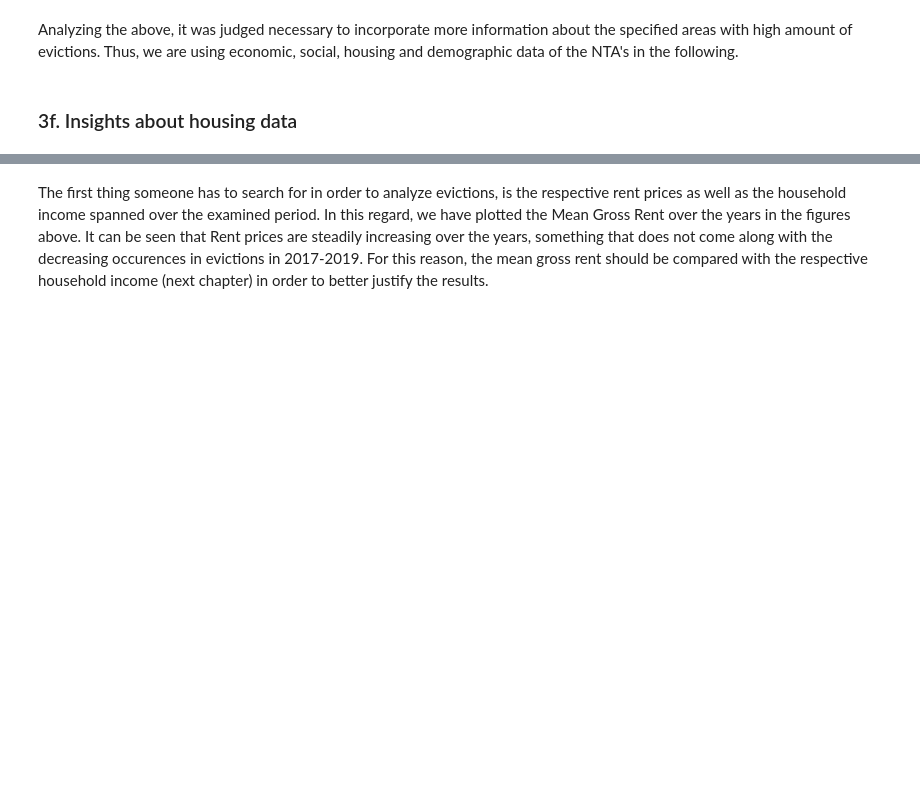
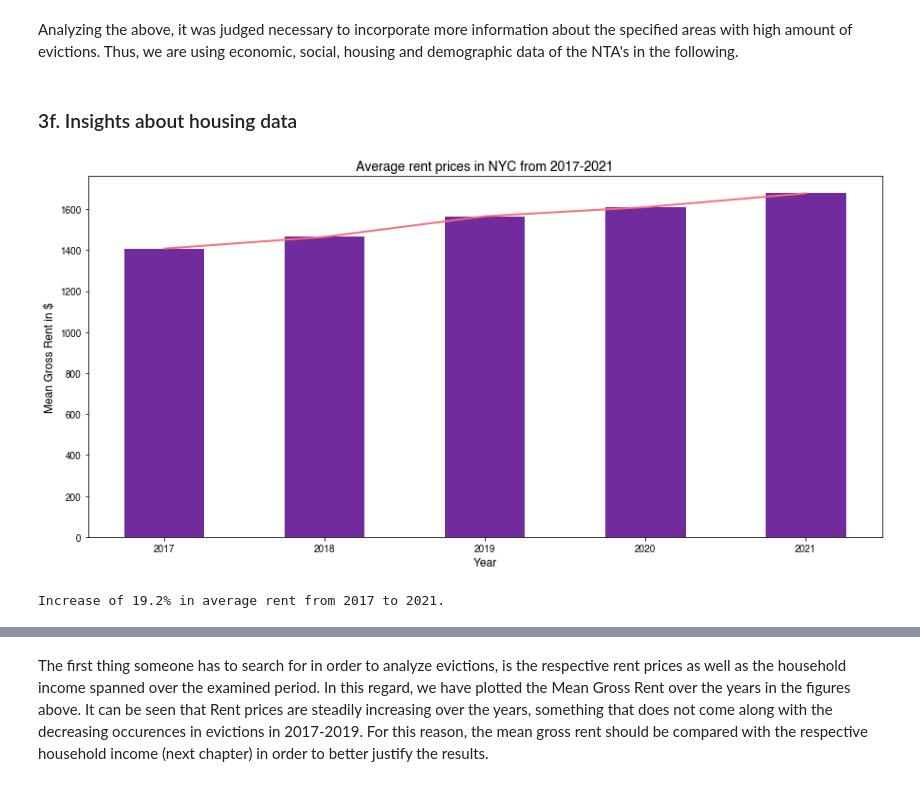
Before and after one commit to FranziskaMarie/Evictions-NYC, a Jupyter notebook: ExplainerNotebook.ipynb, the cells around one changed output, grey strips where cells are left out. Saved outputs shown, nothing was run; the diff lists cells and outputs as text; code cells hidden in the pictures; blank space fills up the shorter version.

```diff
--- a/ExplainerNotebook.ipynb
+++ b/ExplainerNotebook.ipynb
@@ -65,7 +61,4 @@ output_notebook()
 # ignore outputs regarding to missing fonts etc
 import warnings
 warnings.filterwarnings("ignore")
-# %%
-x = np.linspace(0, 1, 25)
-c = px.colors.sample_colorscale('agsunset', list(x))
 # %%
@@ -534,15 +564,20 @@ Analyzing the above, it was judged necessary to incorporate more information abo
 <a id='housing'></a>
 ### 3f. Insights about housing data
 # %%
-df_rent = hous_combined.groupby(['year'])['MdGRE'].mean()
+df_rent = hous_combined.groupby(['Year'])['MdGRE'].mean()
 plt.bar(df_rent.index, df_rent, width=0.5, color=plot_color_1)
 plt.plot(df_rent, color=plot_color_2, linewidth=2)
 plt.ylabel('Mean Gross Rent in $')
 plt.xlabel('Year')
 plt.title('Average rent prices in NYC from 2017-2021')
 plt.show()
+# %% [output]
+[figure, added]
 # %%
 # average rent increase
 rent2017 = hous_2017['MdGRE'].mean()
+rent2019 = hous_2019['MdGRE'].mean()
 rent2021 = hous_2021['MdGRE'].mean()
 print(f"Increase of {round(rent2021/rent2017-1, 3)*100}% in average rent from 2017 to 2021.")
+# %% [output]
+Increase of 19.2% in average rent from 2017 to 2021.
```
Also changed, not shown: parts of 61 cells of this notebook.
